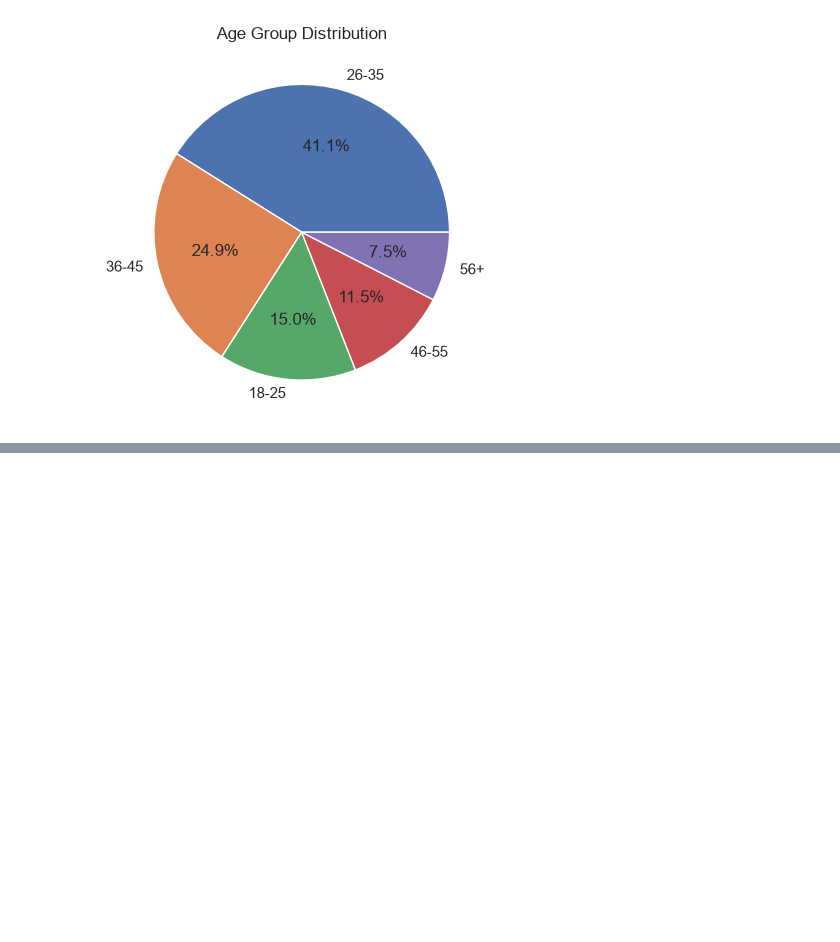
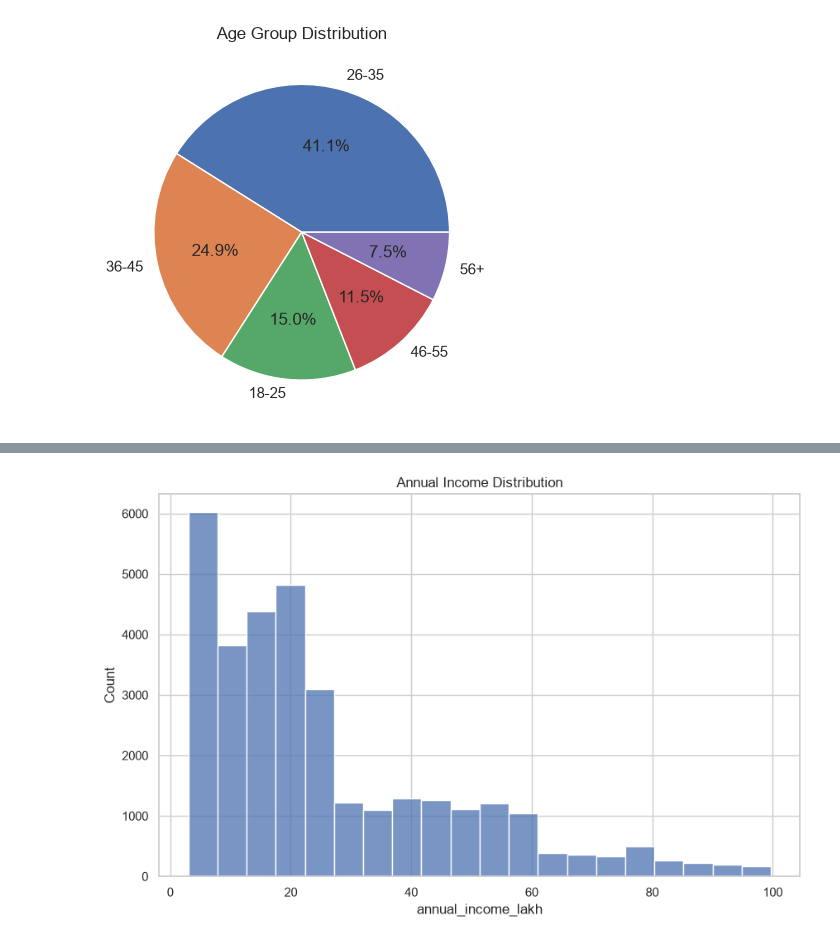
Before and after one commit to YashBansal26/Mutual-Fund-Project, a Jupyter notebook: notebooks/EDA_Analysis.ipynb, the cells around one changed output, grey strips where cells are left out. Saved outputs shown, nothing was run; the diff lists cells and outputs as text; code cells hidden in the pictures; blank space fills up the shorter version.

```diff
--- a/notebooks/EDA_Analysis.ipynb
+++ b/notebooks/EDA_Analysis.ipynb
@@ -226,0 +247,12 @@ TypeError: Data source must be a DataFrame or Mapping, not <class 'str'>.
+# %%
+plt.figure(figsize=(10,6))
+
+sns.histplot(
+    transactions["annual_income_lakh"],
+    bins=20
+)
+
+plt.title("Annual Income Distribution")
+plt.show()
+# %% [output]
+[figure, added]
```
Also changed, not shown: parts of 5 cells of this notebook, 3 other files.
